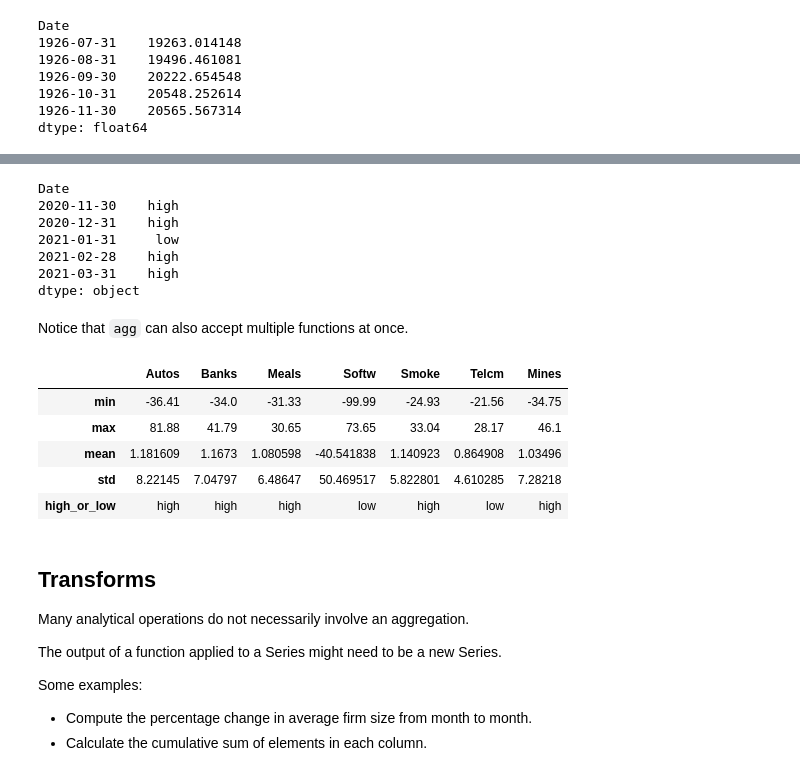
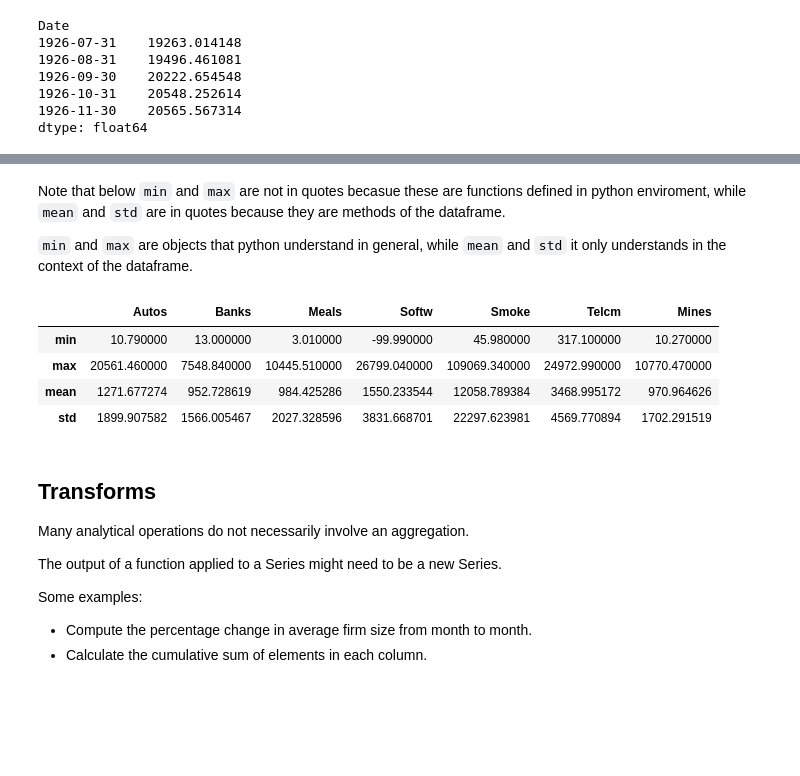
Before and after one commit to amoreira2/Lectures, a Jupyter notebook: chapters/pandas/basics.ipynb, the cells around one changed output, grey strips where cells are left out. Saved outputs shown, nothing was run; the diff lists cells and outputs as text; code cells hidden in the pictures; blank space fills up the shorter version.

```diff
--- a/chapters/pandas/basics.ipynb
+++ b/chapters/pandas/basics.ipynb
@@ -288,25 +209,15 @@ dtype: object
-# %%
-# How does this differ from returns.agg(high_or_low)?
-returns.agg(high_or_low, axis=1).tail()
-# %% [output]
-Date
-2020-11-30    high
-2020-12-31    high
-2021-01-31     low
-2021-02-28    high
-2021-03-31    high
-dtype: object
-# %% [markdown]
-Notice that `agg` can also accept multiple functions at once.
+# %% [markdown]
+Note that below `min` and `max` are not in quotes becasue these are functions defined in python enviroment, while `mean` and `std` are in quotes because they are methods of the dataframe.
+
+`min` and `max` are objects that python understand in general, while `mean` and `std` it only understands in the context of the dataframe.
 # %%
-returns.agg([min, max,'mean','std', high_or_low])
+size.agg([min, max,'mean','std'])
 # %% [output]
 |  | Autos | Banks | Meals | Softw | Smoke | Telcm | Mines |
-| min | -36.41 | -34.0 | -31.33 | -99.99 | -24.93 | -21.56 | -34.75 |
-| max | 81.88 | 41.79 | 30.65 | 73.65 | 33.04 | 28.17 | 46.1 |
-| mean | 1.181609 | 1.1673 | 1.080598 | -40.541838 | 1.140923 | 0.864908 | 1.03496 |
-| std | 8.22145 | 7.04797 | 6.48647 | 50.469517 | 5.822801 | 4.610285 | 7.28218 |
-| high_or_low | high | high | high | low | high | low | high |
+| min | 10.790000 | 13.000000 | 3.010000 | -99.990000 | 45.980000 | 317.100000 | 10.270000 |
+| max | 20561.460000 | 7548.840000 | 10445.510000 | 26799.040000 | 109069.340000 | 24972.990000 | 10770.470000 |
+| mean | 1271.677274 | 952.728619 | 984.425286 | 1550.233544 | 12058.789384 | 3468.995172 | 970.964626 |
+| std | 1899.907582 | 1566.005467 | 2027.328596 | 3831.668701 | 22297.623981 | 4569.770894 | 1702.291519 |
 # %% [markdown]
 ## Transforms
 
```
Also changed, not shown: parts of 12 cells of this notebook.
